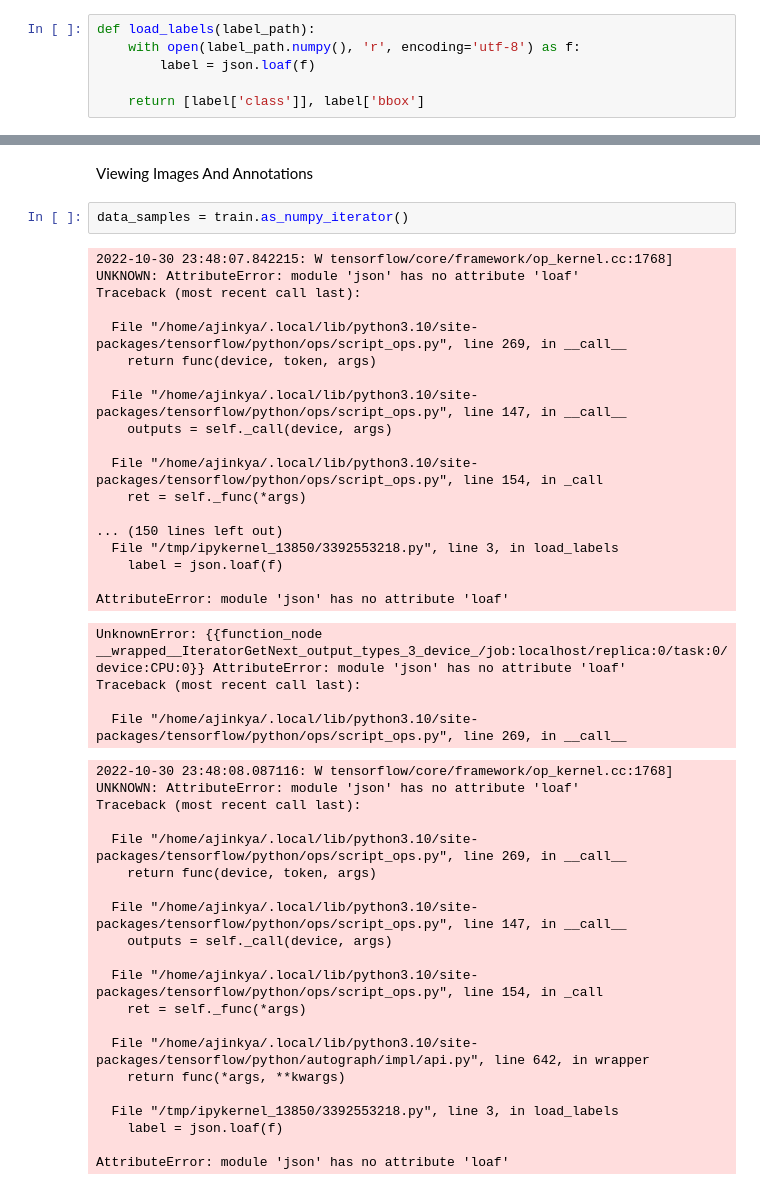
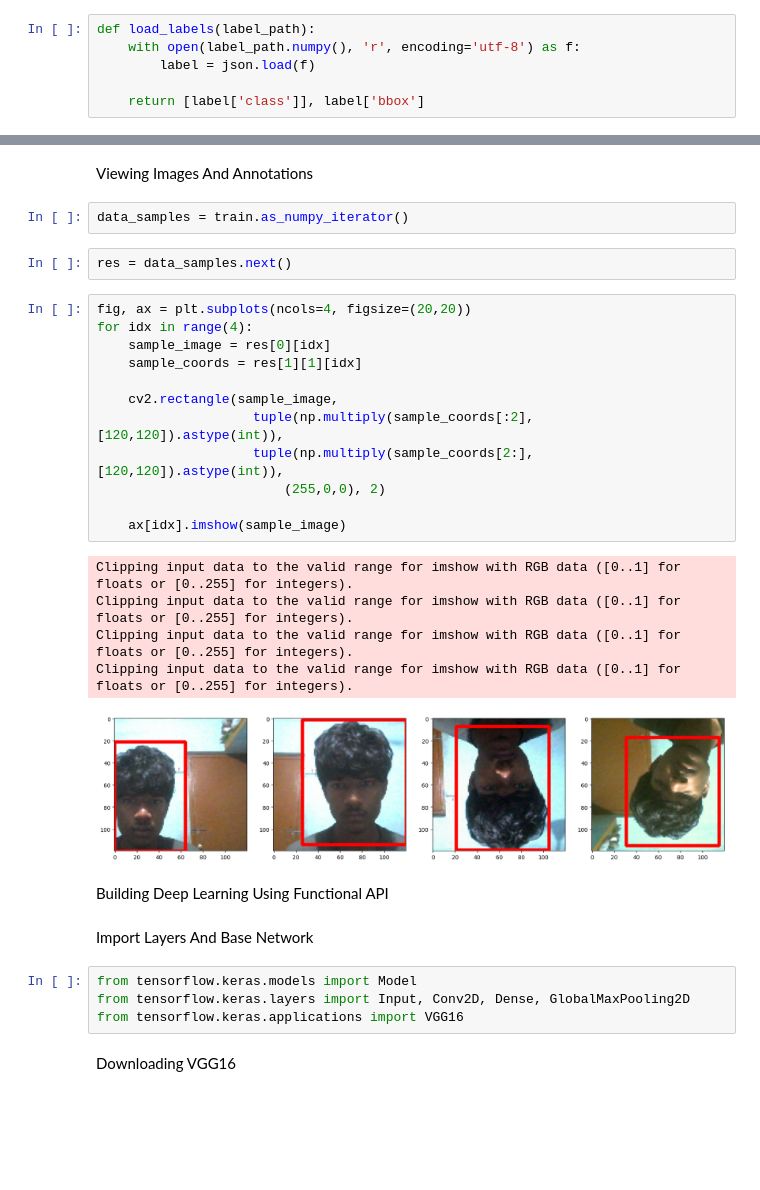
Before and after one commit to 0xajinkya/ComputerVisionProjects, a Jupyter notebook: DeepFaceDetectionModel/main.ipynb, the cells around one changed output, grey strips where cells are left out. Saved outputs shown, nothing was run; the diff lists cells and outputs as text; blank space fills up the shorter version.

Commit message:
VGG Model

```diff
--- a/DeepFaceDetectionModel/main.ipynb
+++ b/DeepFaceDetectionModel/main.ipynb
@@ -333,7 +327,7 @@ Build Label Loading Functions
 # %%
 def load_labels(label_path):
     with open(label_path.numpy(), 'r', encoding='utf-8') as f:
-        label = json.loaf(f)
+        label = json.load(f)
 
     return [label['class']], label['bbox']
 # %% [markdown]
@@ -376,44 +370,33 @@ val = val.prefetch(8)
 Viewing Images And Annotations
 # %%
 data_samples = train.as_numpy_iterator()
-# %% [output]
-2022-10-30 23:48:07.842215: W tensorflow/core/framework/op_kernel.cc:1768] UNKNOWN: AttributeError: module 'json' has no attribute 'loaf'
-Traceback (most recent call last):
-
-  File "/home/ajinkya/.local/lib/python3.10/site-packages/tensorflow/python/ops/script_ops.py", line 269, in __call__
-    return func(device, token, args)
-
-  File "/home/ajinkya/.local/lib/python3.10/site-packages/tensorflow/python/ops/script_ops.py", line 147, in __call__
-    outputs = self._call(device, args)
-
-  File "/home/ajinkya/.local/lib/python3.10/site-packages/tensorflow/python/ops/script_ops.py", line 154, in _call
-    ret = self._func(*args)
-
-... (150 lines left out)
-  File "/tmp/ipykernel_13850/3392553218.py", line 3, in load_labels
-    label = json.loaf(f)
-
-AttributeError: module 'json' has no attribute 'loaf'
-UnknownError: {{function_node __wrapped__IteratorGetNext_output_types_3_device_/job:localhost/replica:0/task:0/device:CPU:0}} AttributeError: module 'json' has no attribute 'loaf'
-Traceback (most recent call last):
-
-  File "/home/ajinkya/.local/lib/python3.10/site-packages/tensorflow/python/ops/script_ops.py", line 269, in __call__
-2022-10-30 23:48:08.087116: W tensorflow/core/framework/op_kernel.cc:1768] UNKNOWN: AttributeError: module 'json' has no attribute 'loaf'
-Traceback (most recent call last):
-
-  File "/home/ajinkya/.local/lib/python3.10/site-packages/tensorflow/python/ops/script_ops.py", line 269, in __call__
-    return func(device, token, args)
-
-  File "/home/ajinkya/.local/lib/python3.10/site-packages/tensorflow/python/ops/script_ops.py", line 147, in __call__
-    outputs = self._call(device, args)
-
-  File "/home/ajinkya/.local/lib/python3.10/site-packages/tensorflow/python/ops/script_ops.py", line 154, in _call
-    ret = self._func(*args)
-
-  File "/home/ajinkya/.local/lib/python3.10/site-packages/tensorflow/python/autograph/impl/api.py", line 642, in wrapper
-    return func(*args, **kwargs)
-
-  File "/tmp/ipykernel_13850/3392553218.py", line 3, in load_labels
-    label = json.loaf(f)
-
-AttributeError: module 'json' has no attribute 'loaf'
+# %%
+res = data_samples.next()
+# %%
+fig, ax = plt.subplots(ncols=4, figsize=(20,20))
+for idx in range(4):
+    sample_image = res[0][idx]
+    sample_coords = res[1][1][idx]
+
+    cv2.rectangle(sample_image,
+                    tuple(np.multiply(sample_coords[:2], [120,120]).astype(int)),
+                    tuple(np.multiply(sample_coords[2:], [120,120]).astype(int)),
+                        (255,0,0), 2)
+
+    ax[idx].imshow(sample_image)
+# %% [output]
+Clipping input data to the valid range for imshow with RGB data ([0..1] for floats or [0..255] for integers).
+Clipping input data to the valid range for imshow with RGB data ([0..1] for floats or [0..255] for integers).
+Clipping input data to the valid range for imshow with RGB data ([0..1] for floats or [0..255] for integers).
+Clipping input data to the valid range for imshow with RGB data ([0..1] for floats or [0..255] for integers).
+[figure, added]
+# %% [markdown]
+Building Deep Learning Using Functional API
+# %% [markdown]
+Import Layers And Base Network
+# %%
+from tensorflow.keras.models import Model
+from tensorflow.keras.layers import Input, Conv2D, Dense, GlobalMaxPooling2D
+from tensorflow.keras.applications import VGG16
+# %% [markdown]
+Downloading VGG16
```
Also changed, not shown: parts of 10 cells of this notebook.
